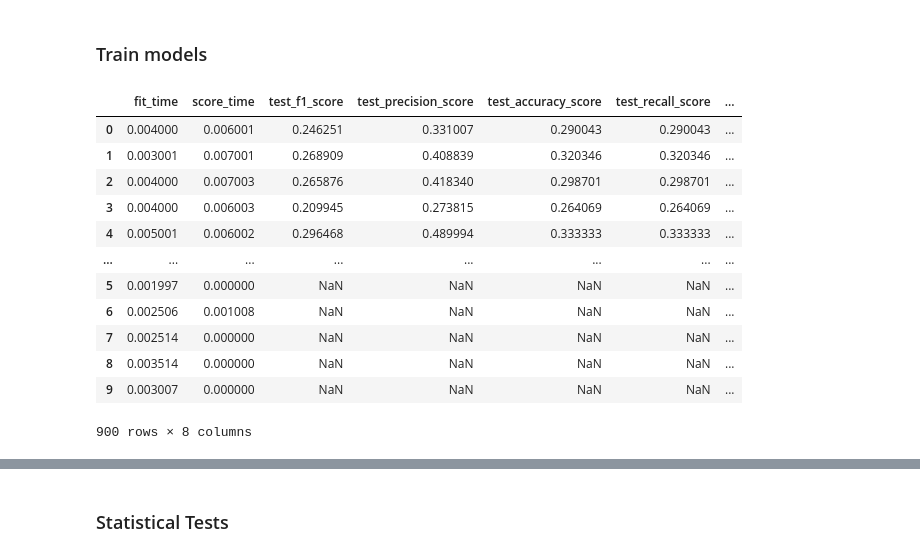
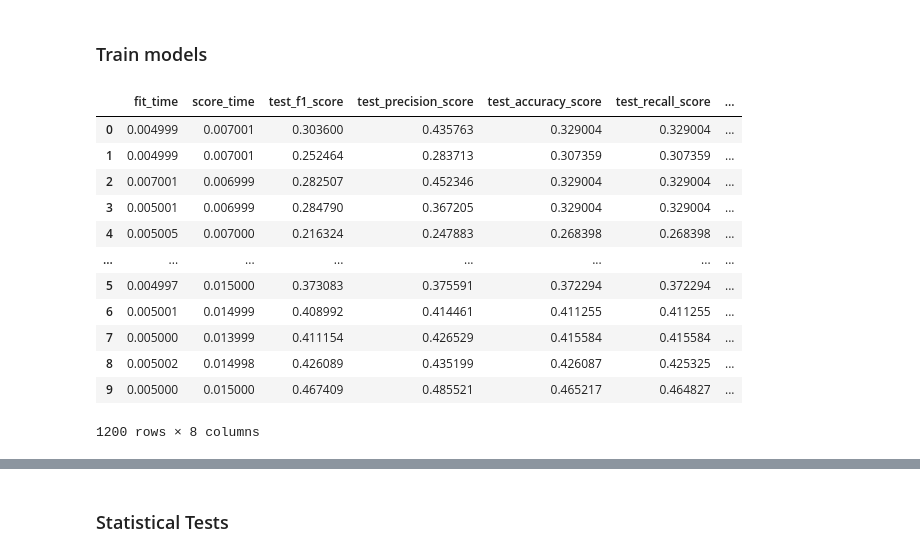
Before and after one commit to MatheusRDG/machine_learning_ufpe_2023, a Jupyter notebook: Q2.ipynb, the cells around one changed output, grey strips where cells are left out. Drawn from its saved outputs; the diff is of its cells as text; code cells hidden in the pictures.

Commit message:
Solved Nearest Neighbors and Parzen Windows Issues

```diff
--- a/Q2.ipynb
+++ b/Q2.ipynb
@@ -151,3 +136,39 @@ from sklearn.neighbors import KernelDensity
+# %%
+# Gaussian NB
+from sklearn.naive_bayes import GaussianNB
+
+# Baysean Nearest Neighbor
+from sklearn.neighbors import KNeighborsClassifier
+
+# Logistic Regression
+from sklearn.linear_model import LogisticRegression
+
+# Parzen
+from sklearn.neighbors import KernelDensity
+from sklearn.base import BaseEstimator, ClassifierMixin
+
+class ParzenWindowClassifier(BaseEstimator, ClassifierMixin):
+    def __init__(self, bandwidth=1.0):
+        self.bandwidth = bandwidth
+
+    def fit(self, X, y):
+        self.classes_, y_indices = np.unique(y, return_inverse=True)
+        self.models_ = []
+
+        for i in range(len(self.classes_)):
+            kde = KernelDensity(bandwidth=self.bandwidth)
+            kde.fit(X[y_indices == i])
+            self.models_.append(kde)
+
+        return self
+
+    def predict_proba(self, X):
+        log_probs = np.array([model.score_samples(X) for model in self.models_]).T
+        probs = np.exp(log_probs)
+        return probs / probs.sum(axis=1, keepdims=True)
+
+    def predict(self, X):
+        return self.classes_[np.argmax(self.predict_proba(X), axis=1)]
 # %% [markdown]
 ### Train models
 # %%
@@ -206,20 +227,22 @@ def model_results_to_df(model_results):
             res_final = pd.concat([res_final, _res])
 
     return res_final
+# %%
+model_list = [GaussianNB(), ParzenWindowClassifier(), LogisticRegression(), KNeighborsClassifier()]
 # %%
-results_df = model_results_to_df(stratified_cross_val([GaussianNB(), LogisticRegression(), NearestNeighbors()], D1))
+results_df = model_results_to_df(stratified_cross_val(model_list, D1))
 results_df
 # %% [output]
 |  | fit_time | score_time | test_f1_score | test_precision_score | test_accuracy_score | test_recall_score | ... |
-| 0 | 0.004000 | 0.006001 | 0.246251 | 0.331007 | 0.290043 | 0.290043 | ... |
-| 1 | 0.003001 | 0.007001 | 0.268909 | 0.408839 | 0.320346 | 0.320346 | ... |
-| 2 | 0.004000 | 0.007003 | 0.265876 | 0.418340 | 0.298701 | 0.298701 | ... |
-| 3 | 0.004000 | 0.006003 | 0.209945 | 0.273815 | 0.264069 | 0.264069 | ... |
-| 4 | 0.005001 | 0.006002 | 0.296468 | 0.489994 | 0.333333 | 0.333333 | ... |
+| 0 | 0.004999 | 0.007001 | 0.303600 | 0.435763 | 0.329004 | 0.329004 | ... |
+| 1 | 0.004999 | 0.007001 | 0.252464 | 0.283713 | 0.307359 | 0.307359 | ... |
+| 2 | 0.007001 | 0.006999 | 0.282507 | 0.452346 | 0.329004 | 0.329004 | ... |
+| 3 | 0.005001 | 0.006999 | 0.284790 | 0.367205 | 0.329004 | 0.329004 | ... |
+| 4 | 0.005005 | 0.007000 | 0.216324 | 0.247883 | 0.268398 | 0.268398 | ... |
 | ... | ... | ... | ... | ... | ... | ... | ... |
-| 5 | 0.001997 | 0.000000 | NaN | NaN | NaN | NaN | ... |
-| 6 | 0.002506 | 0.001008 | NaN | NaN | NaN | NaN | ... |
-| 7 | 0.002514 | 0.000000 | NaN | NaN | NaN | NaN | ... |
-| 8 | 0.003514 | 0.000000 | NaN | NaN | NaN | NaN | ... |
-| 9 | 0.003007 | 0.000000 | NaN | NaN | NaN | NaN | ... |
+| 5 | 0.004997 | 0.015000 | 0.373083 | 0.375591 | 0.372294 | 0.372294 | ... |
+| 6 | 0.005001 | 0.014999 | 0.408992 | 0.414461 | 0.411255 | 0.411255 | ... |
+| 7 | 0.005000 | 0.013999 | 0.411154 | 0.426529 | 0.415584 | 0.415584 | ... |
+| 8 | 0.005002 | 0.014998 | 0.426089 | 0.435199 | 0.426087 | 0.425325 | ... |
+| 9 | 0.005000 | 0.015000 | 0.467409 | 0.485521 | 0.465217 | 0.464827 | ... |
-900 rows × 8 columns
+1200 rows × 8 columns
```
Also changed, not shown: parts of 5 cells of this notebook.
